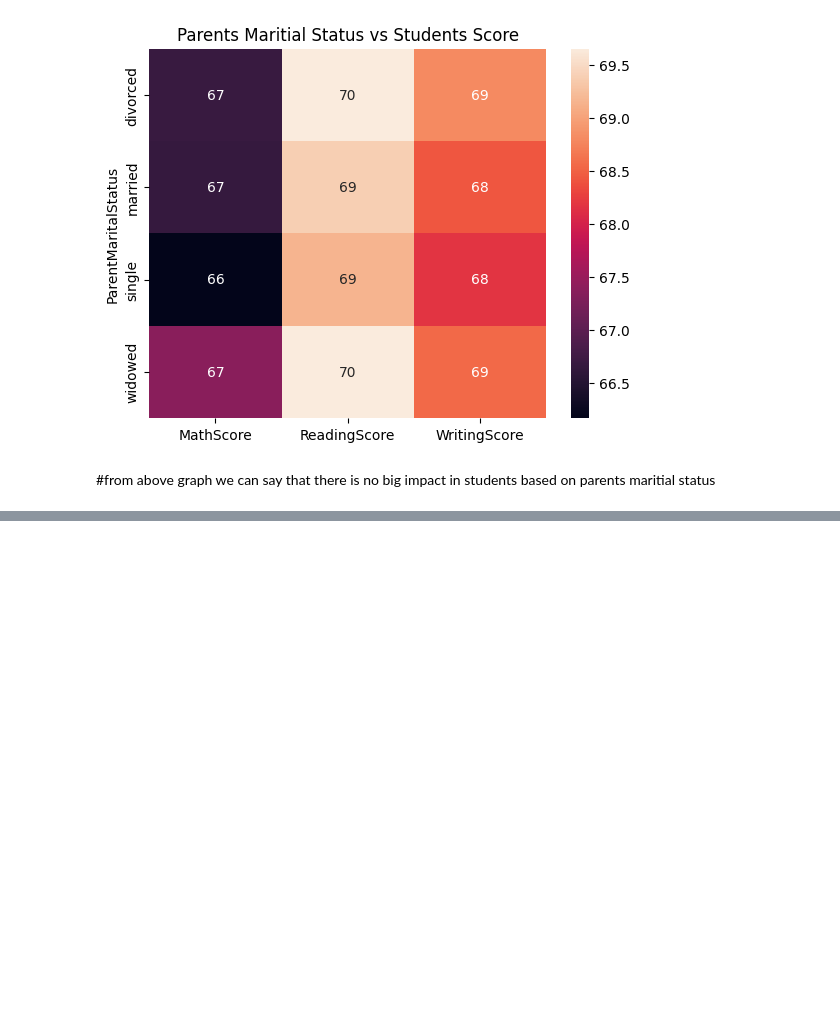
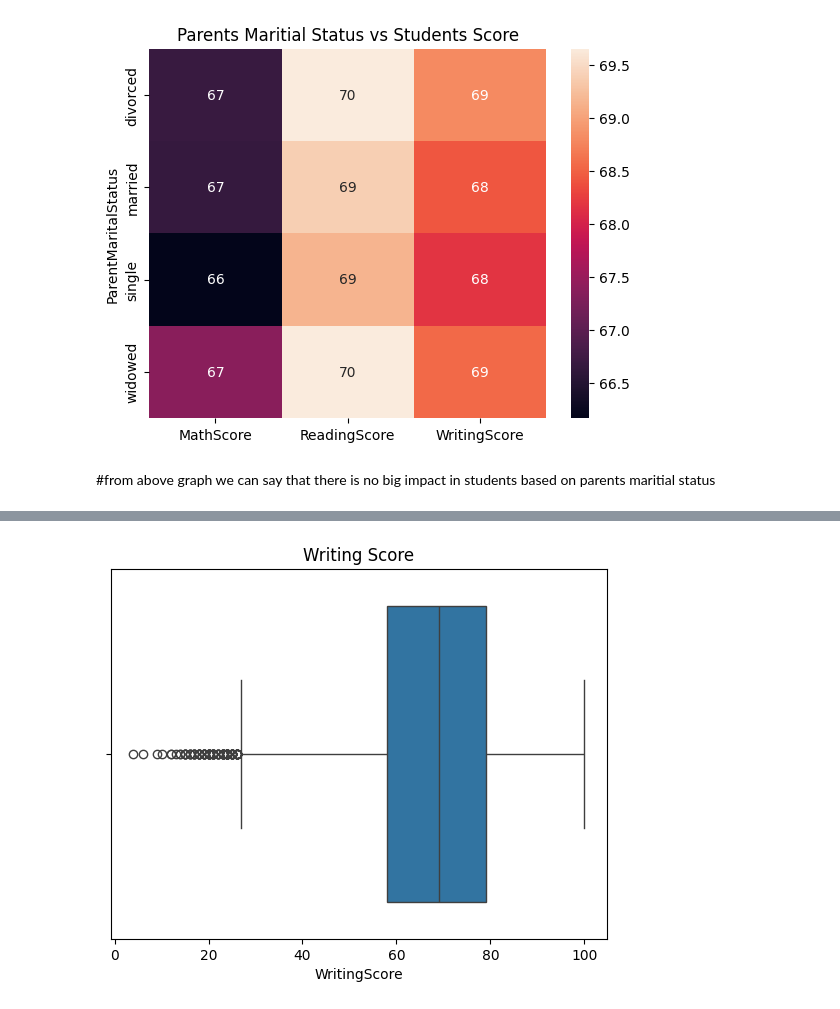
Before and after one commit to Varkey-Josu/Education_data_analysis_1, a Jupyter notebook: Python/EDA/test.ipynb, the cells around one changed output, grey strips where cells are left out. Cells and saved outputs as stored; diff of their text form; code cells hidden in the pictures; blank space fills up the shorter version.

```diff
--- a/Python/EDA/test.ipynb
+++ b/Python/EDA/test.ipynb
@@ -211,0 +213,6 @@ plt.show()
+# %%
+sns.boxplot(data=df, x="WritingScore")
+plt.title("Writing Score")
+plt.show()
+# %% [output]
+[figure, added]
```
Also changed, not shown: parts of 5 cells of this notebook.
